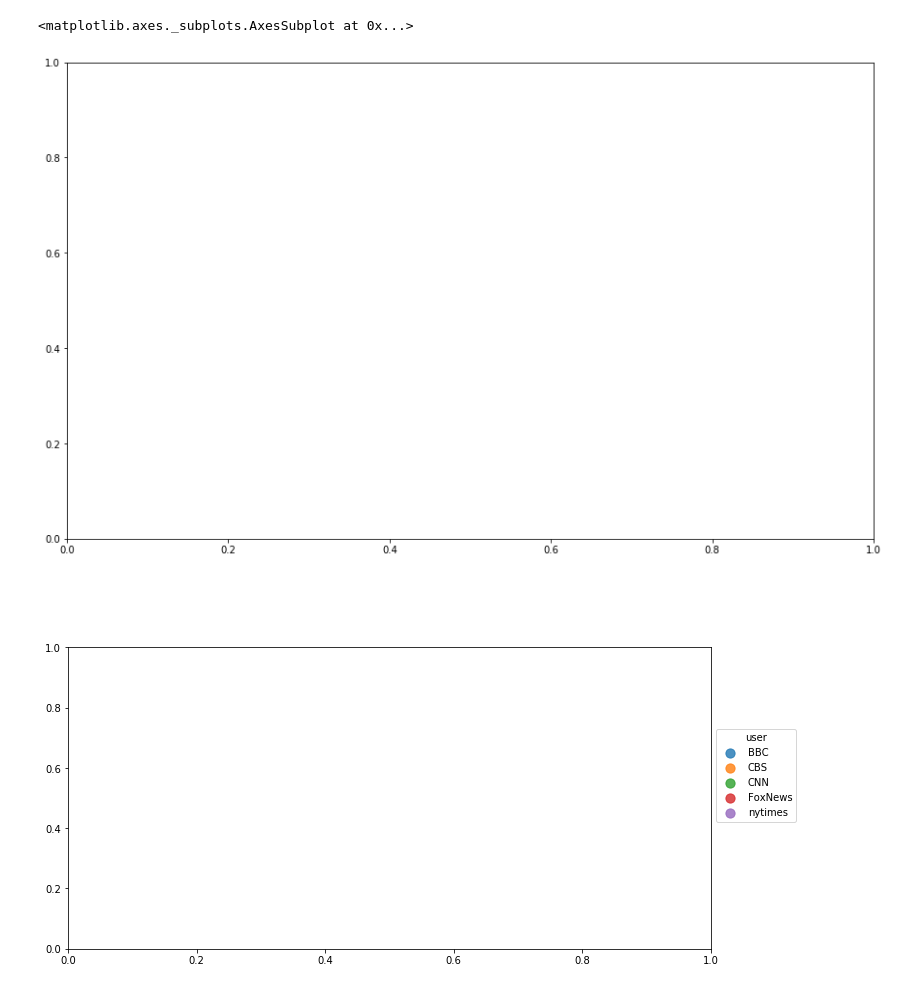
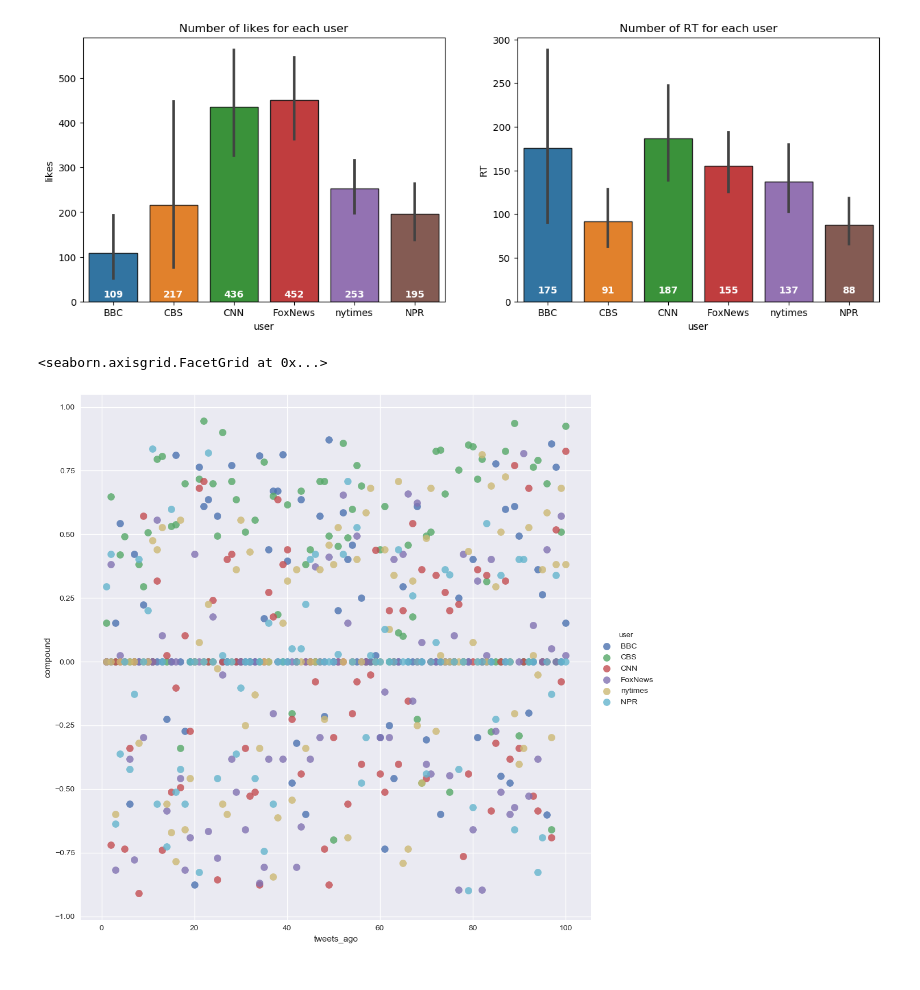
Before and after one commit to Gryazzz/News_mood_Twitter, a Jupyter notebook: News_sentiment.ipynb, the cells around one changed output. Saved outputs shown, nothing was run; the diff lists cells and outputs as text; code cells hidden in the pictures.

```diff
--- a/News_sentiment.ipynb
+++ b/News_sentiment.ipynb
@@ -125,21 +90,0 @@ sns.factorplot(data=df, x="tweets_ago", y="negative", col="user", hue='user')
-# %%
-
-plt.figure(figsize=(15,7))
-style.use('fivethirtyeight')
-plt.subplot(2,2,1)
-ax = sns.barplot('user', 'compound', data=df, linewidth=1, edgecolor=".1")
-for p in ax.patches:
-    ax.text(p.get_x()+p.get_width()/2., p.get_height()*0.05, '{:1.3f}'.format(p.get_height()), ha="center")
-plt.subplot(2,2,2)
-ax = sns.barplot('user', 'positive', data=df, linewidth=1, edgecolor=".1")
-for p in ax.patches:
-    #height = p.get_height()*0.05
-    ax.text(p.get_x()+p.get_width()/2., p.get_height()*0.05, '{:1.3f}'.format(p.get_height()), ha="center")
-plt.subplot(2,2,3)
-ax = sns.barplot('user', 'negative', data=df, linewidth=1, edgecolor=".1")
-for p in ax.patches:
-    ax.text(p.get_x()+p.get_width()/2., p.get_height()*0.05, '{:1.3f}'.format(p.get_height()), ha="center")
-plt.subplot(2,2,4)
-ax = sns.barplot('user', 'neutral', data=df, linewidth=1, edgecolor=".1")
-for p in ax.patches:
-    ax.text(p.get_x()+p.get_width()/2., p.get_height()*0.05, '{:1.3f}'.format(p.get_height()), ha="center")
@@ -147,0 +108,11 @@ for p in ax.patches:
+# %%
+newlist = ['likes', 'RT']
+plt.figure(figsize=(15,5))
+for x in range(len(newlist)):
+    plt.subplot(1,2,x+1)
+    ax = sns.barplot('user', newlist[x], data=df, linewidth=1, edgecolor=".1")
+    ax.set_title(f'Number of {newlist[x]} for each user')
+    for p in ax.patches:
+        ax.text(p.get_x()+p.get_width()/2., 10, '{:1.0f}'.format(p.get_height()), ha="center", color='w', weight='bold')
+# %% [output]
+[figure, added]
@@ -148,12 +125,8 @@ for p in ax.patches:
 # %%
-plt.figure(figsize=(15,20))
-plt.subplot(2,1,1)
+# Colored dots, what can be better?
+sns.set()
 sns.lmplot(x='tweets_ago', y='compound', data=df, hue="user", fit_reg=False, scatter=True, size=10,
            scatter_kws={"s":85})
-plt.subplot(2,1,2)
-#sns.FacetGrid(df, 'tweets_ago', 'compound',  hue_kws={"marker": ["^", "v", 'o', 'D', '+']})
-#pl.map(plt.scatter,  s=100, linewidth=.5, edgecolor="white")
 # %% [output]
-<matplotlib.axes._subplots.AxesSubplot at 0x...>
+<seaborn.axisgrid.FacetGrid at 0x...>
-[figure, old version]
+[figure, new version]
-[figure, removed]
```
Also changed, not shown: parts of 15 cells of this notebook.
